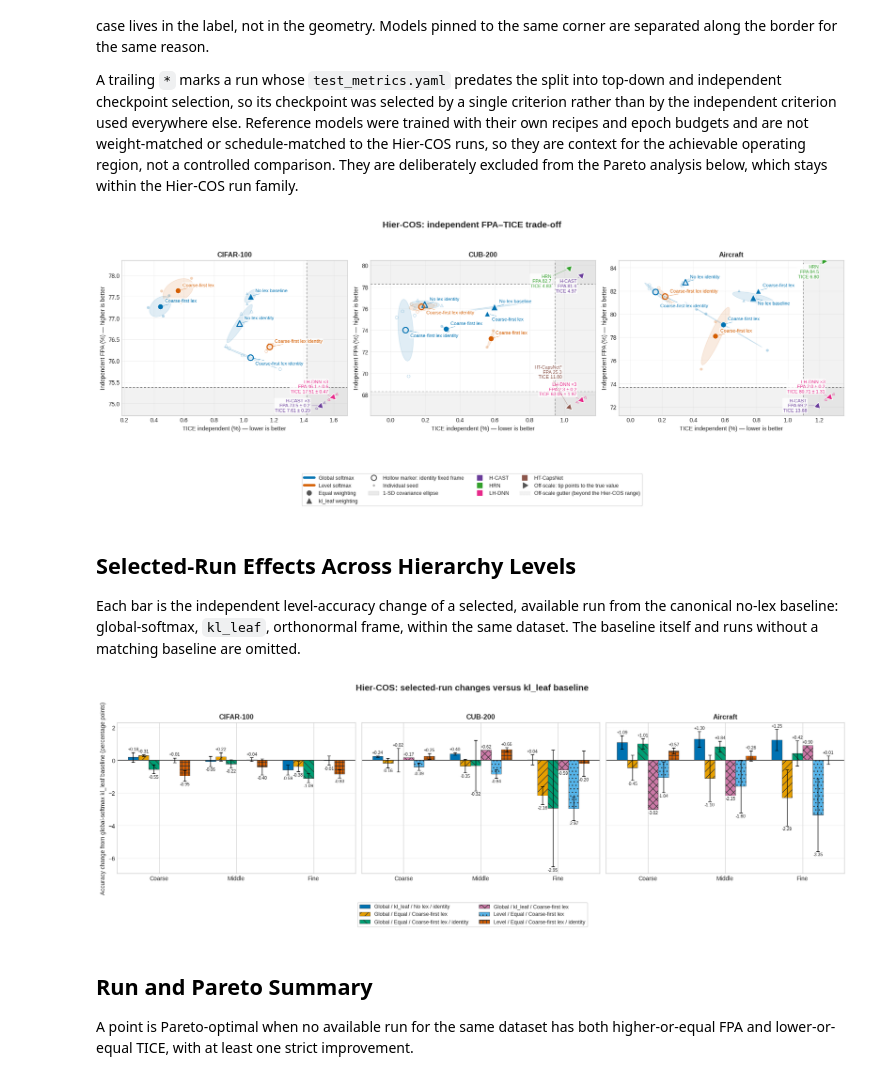
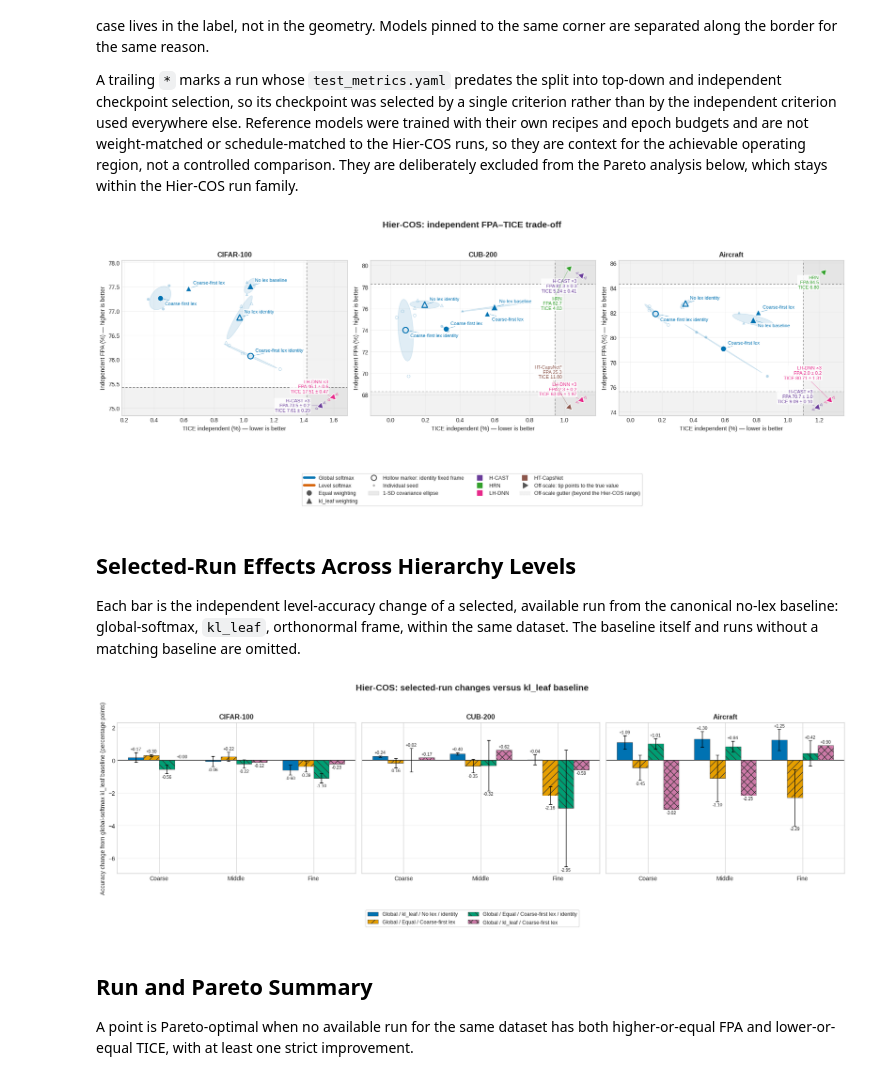
Before and after one commit to Gianma23/lexicographic_deep_learning_detailed_study, a Jupyter notebook: analysis/hiercos_current_runs/hiercos_current_plots.ipynb, the cells around one changed output. Drawn from its saved outputs; the diff is of its cells as text; code cells hidden in the pictures.

```diff
--- a/analysis/hiercos_current_runs/hiercos_current_plots.ipynb
+++ b/analysis/hiercos_current_runs/hiercos_current_plots.ipynb
@@ -61,8 +62,8 @@ RUN_REQUESTS = [
     #('level', 'kl_leaf', 'no_lex'),
     #('level', 'kl_leaf', 'no_lex', 'identity'),
     #('level', 'kl_leaf', 'no_lex', 'identity', 512),
-    ('level', 'equal', 'coarse_first'),
-    ('level', 'equal', 'coarse_first', 'identity'),
+    #('level', 'equal', 'coarse_first'),
+    #('level', 'equal', 'coarse_first', 'identity'),
     # ('level', 'kl_leaf', 'coarse_first'),
     #('global', 'kl_leaf', 'no_lex', 'identity', 'full', 'resnet50', {'cifar100'}),
 ]
@@ -261,7 +262,31 @@ def expand_run_request(request):
     }
 
 
+def pretraining_ablation_spec(pretraining, frame):
+    spec = expand_run_request(('global', 'kl_leaf', 'no_lex', frame, {'aircraft'}))
+    identity_suffix = '_identity' if frame == 'identity' else ''
+    pretraining_code = 'P' if pretraining == 'pretrained' else 'S'
+    frame_code = '-ID' if frame == 'identity' else ''
+    spec.update({
+        'key': f'global_kl_leaf_no_lex_pretrainablation_{pretraining}_{frame}',
+        'study': 'pretrainablation',
+        'pretraining': pretraining,
+        'run_name': (
+            'hiercos_aircraft_global_softmax_ce_reg_pretrainablation_'
+            f'kl_leaf_{pretraining}{identity_suffix}'
+        ),
+        'short_label': f'G-N [K-{pretraining_code}{frame_code}]',
+        'plot_label': f'Pretraining ablation: {pretraining}' + (' identity' if frame == 'identity' else ''),
+    })
+    return spec
+
+
 RUN_SPECS = [expand_run_request(request) for request in RUN_REQUESTS]
+RUN_SPECS.extend(
+    pretraining_ablation_spec(pretraining, frame)
+    for pretraining in ('pretrained', 'scratch')
+    for frame in ('orthonormal', 'identity')
+)
 
 
 def discover_rows():
@@ -271,7 +296,7 @@ def discover_rows():
         for spec in RUN_SPECS:
             if spec.get('dataset_filter') and dataset_key not in spec['dataset_filter']:
                 continue
-            run_name = f"hiercos_{dataset_key}_{spec['loss']}_{spec['suffix']}"
+            run_name = spec.get('run_name', f"hiercos_{dataset_key}_{spec['loss']}_{spec['suffix']}")
             run_dir = OUTPUTS_ROOT / run_name
             completed_seed_dirs = seed_dirs(run_dir)
             if not completed_seed_dirs:
@@ -341,6 +366,7 @@ def canonical_global_kl_leaf_baseline(row, rows):
         and candidate['mode'] == 'no_lex'
         and candidate['transform_mode'] == 'full'
         and candidate.get('backbone_variant') is None
+        and candidate.get('study') is None
     ), None)
 
 
@@ -806,6 +832,7 @@ for ax, dataset in zip(axes, DATASETS.values()):
         if row['loss_label'] == 'Global'
         and row['weight'] == 'kl_leaf'
         and row['mode'] == 'no_lex'
+        and row.get('study') is None
     )
 
     for row in subset:
@@ -883,7 +910,7 @@ for ax, label_specs in zip(axes, axis_label_specs):
     place_point_labels(ax, label_specs)
 save_or_show(fig, 'fpa_tice_tradeoff_all_softmax.svg')
 # %% [output]
-[figure, old version]
+[figure, new version]
 # %% [markdown]
 ## Selected-Run Effects Across Hierarchy Levels
 
@@ -896,6 +923,8 @@ bar_hatches = ['', '//', '\\\\', 'xx', '..', '++', 'oo']
 
 def bar_comparison_label(run):
     parts = [run['loss_label'], run['weight_label'], run['mode_label']]
+    if run.get('study') == 'pretrainablation':
+        parts.append(f"pretraining ablation: {run['pretraining']}")
     if run['frame'] == 'identity':
         parts.append('identity')
     if run['transform_mode'] != 'full':
@@ -951,34 +980,34 @@ for ax, dataset in zip(axes, DATASETS.values()):
         deltas = delta_samples.mean(axis=0)
         delta_stds = delta_samples.std(axis=0, ddof=1) if len(common_seeds) > 1 else np.full(3, np.nan)
         positions = x + (index - (len(comparison_specs) - 1) / 2) * width
         yerr = delta_stds if np.all(np.isfinite(delta_stds)) else None
         bars = ax.bar(
             positions, deltas, width=width, color=spec['color'], hatch=spec['hatch'],
             edgecolor='#333333', linewidth=0.5, label=spec['label'], zorder=2,
             yerr=yerr, capsize=3, error_kw={'linewidth': 1.0},
         )
         ax.bar_label(bars, fmt='%+.2f', fontsize=7.5, padding=2)
     ax.axhline(0, color='#333333', linewidth=1)
     ax.set_title(dataset, fontweight='bold')
     ax.set_xticks(x, level_labels)
     ax.grid(True, axis='y', alpha=0.25)
 axes[0].set_ylabel('Accuracy change from global-softmax kl_leaf baseline (percentage points)')
 handles = [
     plt.Rectangle(
         (0, 0), 1, 1, facecolor=spec['color'], hatch=spec['hatch'],
         edgecolor='#333333', linewidth=0.5, label=spec['label'],
     )
     for spec in comparison_specs
 ]
 fig.legend(
     handles=handles, loc='lower center', ncol=2,
     bbox_to_anchor=(0.5, -0.08), frameon=True, fontsize=9,
 )
 fig.suptitle('Hier-COS: selected-run changes versus kl_leaf baseline', fontsize=15, fontweight='bold')
 fig.tight_layout(rect=(0, 0.10, 1, 0.94))
 save_or_show(fig, 'level_accuracy_matched_lex_deltas.svg')
 # %% [output]
-[figure, old version]
+[figure, new version]
 # %% [markdown]
 ## Run and Pareto Summary
 
```
Also changed, not shown: parts of 4 cells of this notebook, 28 other files.
